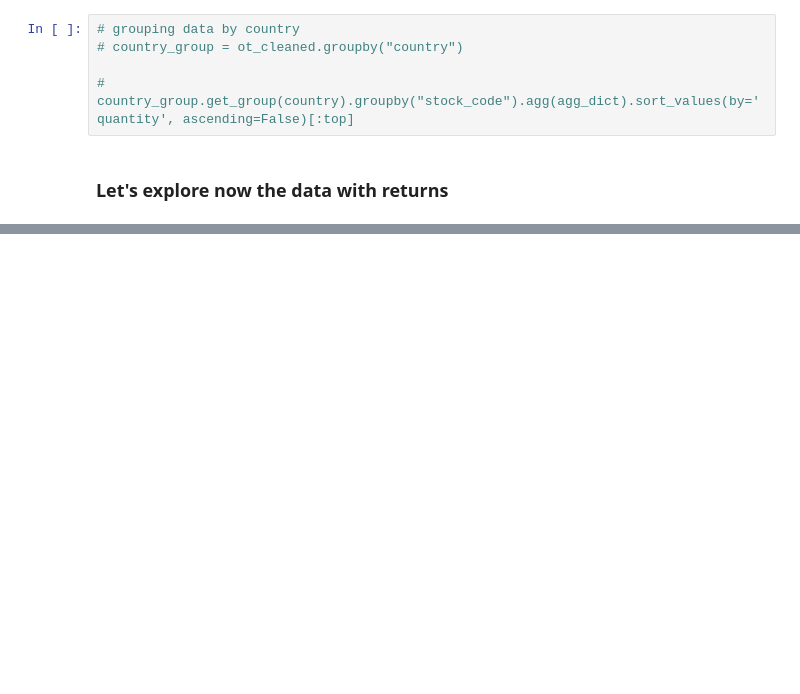
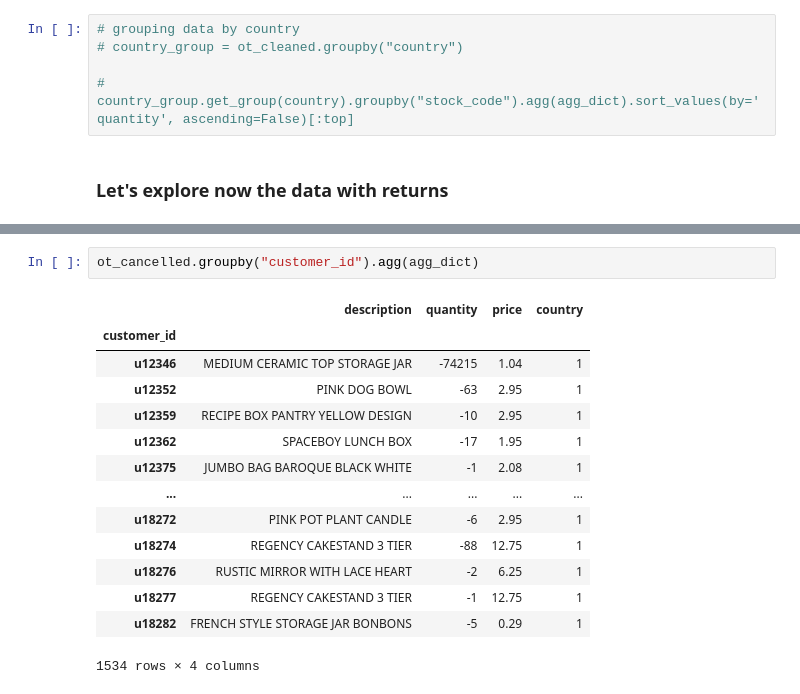
Before and after one commit to adriannaluz/data-analysis_portfolio, a Jupyter notebook: customer_segmentation/notebooks/data_exploration.ipynb, the cells around one changed output, grey strips where cells are left out. Saved outputs shown, nothing was run; the diff lists cells and outputs as text; blank space fills up the shorter version.

```diff
--- a/customer_segmentation/notebooks/data_exploration.ipynb
+++ b/customer_segmentation/notebooks/data_exploration.ipynb
@@ -298,0 +285,17 @@ top10.index.isin(canc_grouped.index).sum()
+# %%
+ot_cancelled.groupby("customer_id").agg(agg_dict)
+# %% [output]
+|  | description | quantity | price | country |
+| customer_id |  |  |  |  |
+| u12346 | MEDIUM CERAMIC TOP STORAGE JAR | -74215 | 1.04 | 1 |
+| u12352 | PINK DOG BOWL | -63 | 2.95 | 1 |
+| u12359 | RECIPE BOX PANTRY YELLOW DESIGN | -10 | 2.95 | 1 |
+| u12362 | SPACEBOY LUNCH BOX | -17 | 1.95 | 1 |
+| u12375 | JUMBO BAG BAROQUE BLACK WHITE | -1 | 2.08 | 1 |
+| ... | ... | ... | ... | ... |
+| u18272 | PINK POT PLANT CANDLE | -6 | 2.95 | 1 |
+| u18274 | REGENCY CAKESTAND 3 TIER | -88 | 12.75 | 1 |
+| u18276 | RUSTIC MIRROR WITH LACE HEART | -2 | 6.25 | 1 |
+| u18277 | REGENCY CAKESTAND 3 TIER | -1 | 12.75 | 1 |
+| u18282 | FRENCH STYLE STORAGE JAR BONBONS | -5 | 0.29 | 1 |
+1534 rows × 4 columns
```
Also changed, not shown: parts of 20 cells of this notebook, 1 other file.
